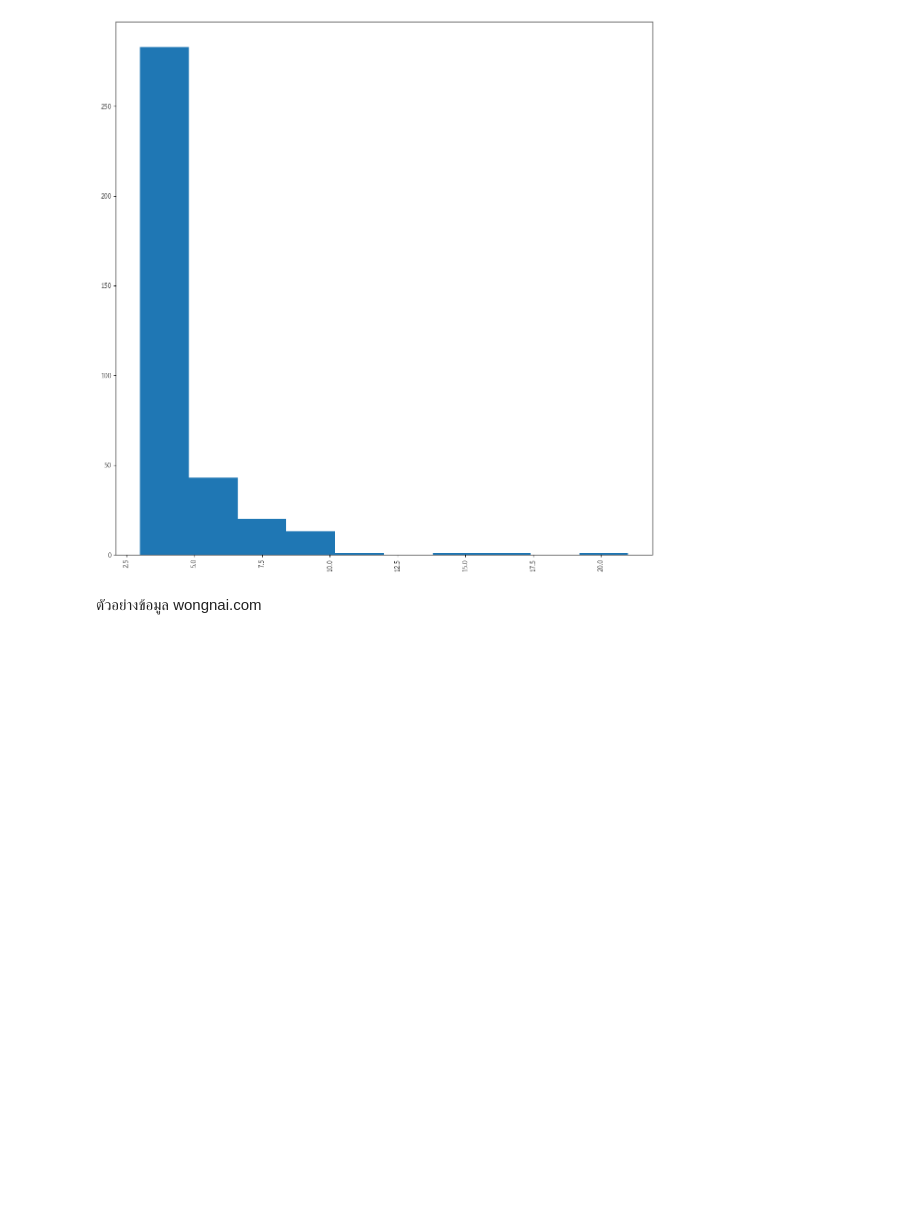
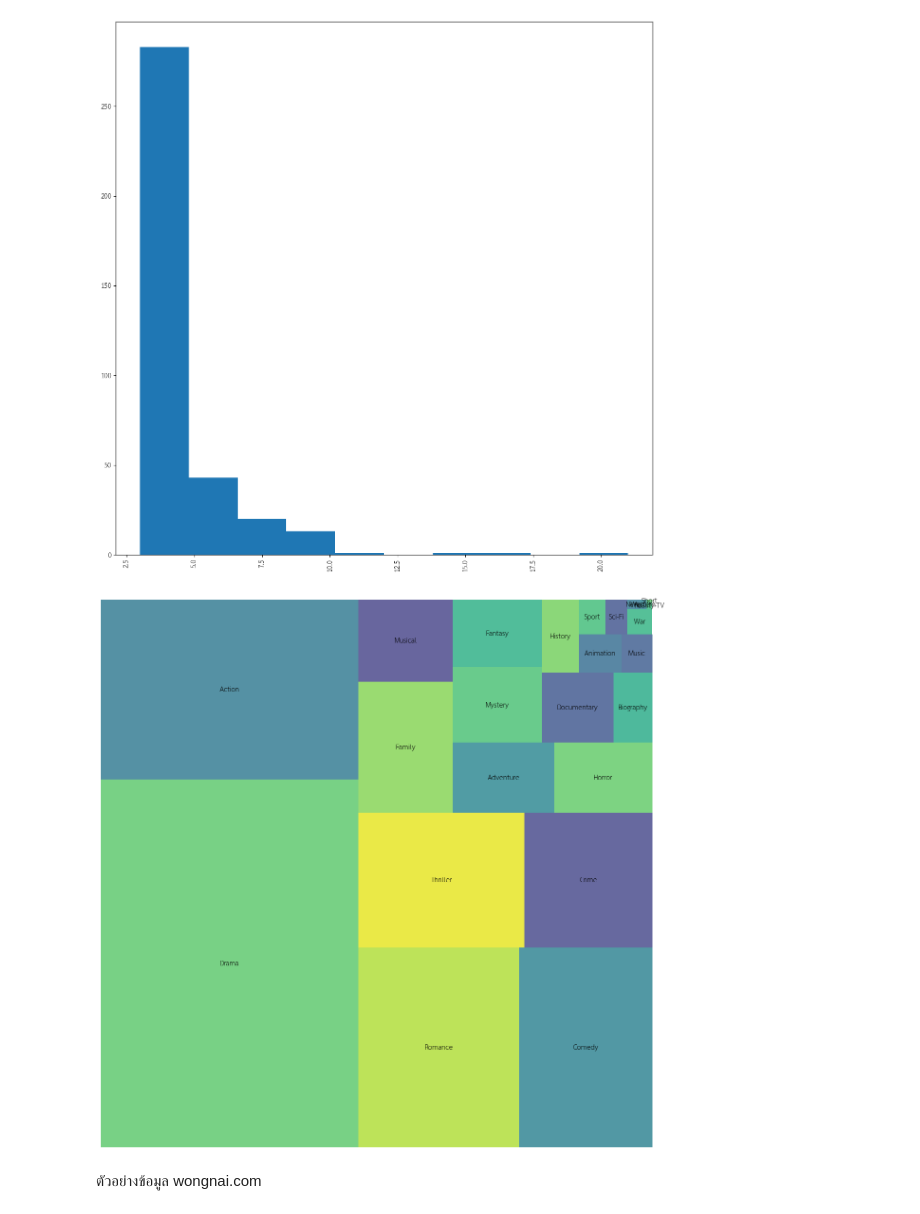
Before and after one commit to Meaiie/python_dataviz2024, a Jupyter notebook: Visualize_Data_Comparison_2024.ipynb, the cells around one changed output. Cells and saved outputs as stored; diff of their text form; code cells hidden in the pictures; blank space fills up the shorter version.

```diff
--- a/Visualize_Data_Comparison_2024.ipynb
+++ b/Visualize_Data_Comparison_2024.ipynb
@@ -1024,6 +1024,20 @@ plt.hist(filtered_actor_pairs)
 plt.xticks(rotation=90);
 # %% [output]
 [figure]
+# %%
+# prompt: plot treemap of the genre
+
+import squarify
+
+# Assuming 'allGenre_cleaned' is your list of genres
+genre_counts = pd.Series(allGenre_cleaned).value_counts()
+
+# Create the treemap
+squarify.plot(sizes=genre_counts.values, label=genre_counts.index, alpha=.8 )
+plt.axis('off')
+plt.show()
+# %% [output]
+[figure, added]
 # %% [markdown]
 ตัวอย่างข้อมูล wongnai.com
 # %%
```
Also changed, not shown: parts of 9 cells of this notebook.
